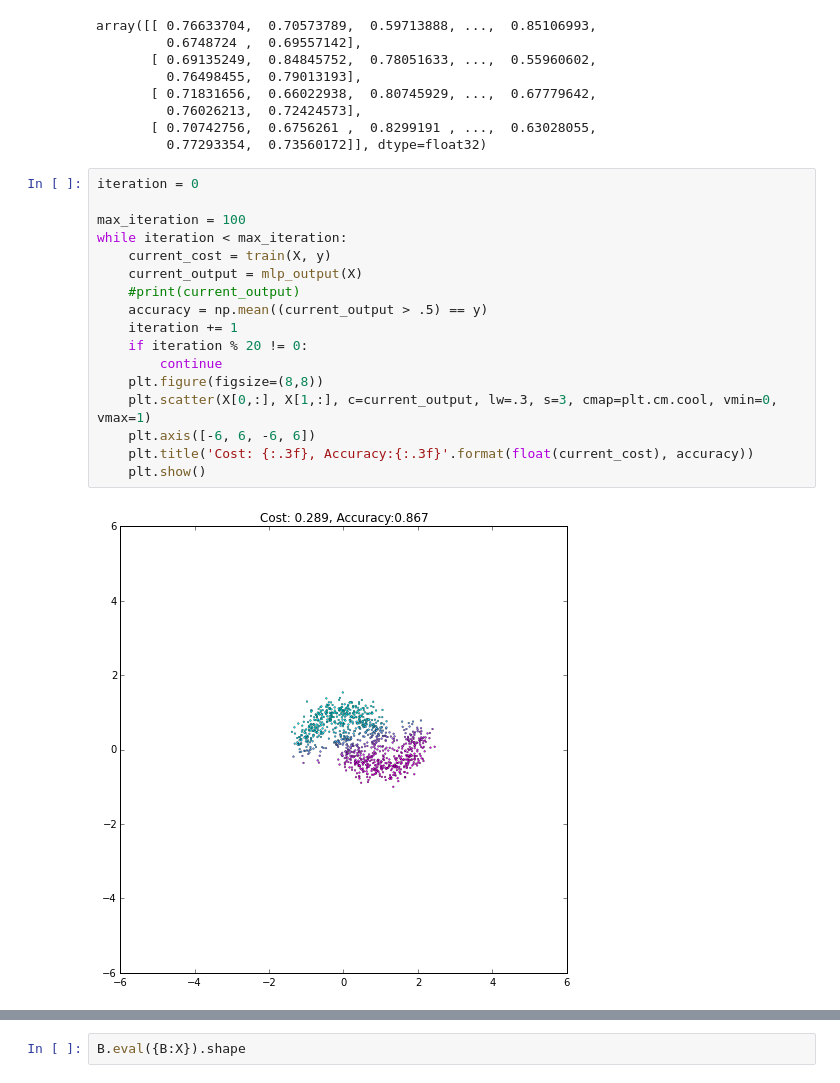
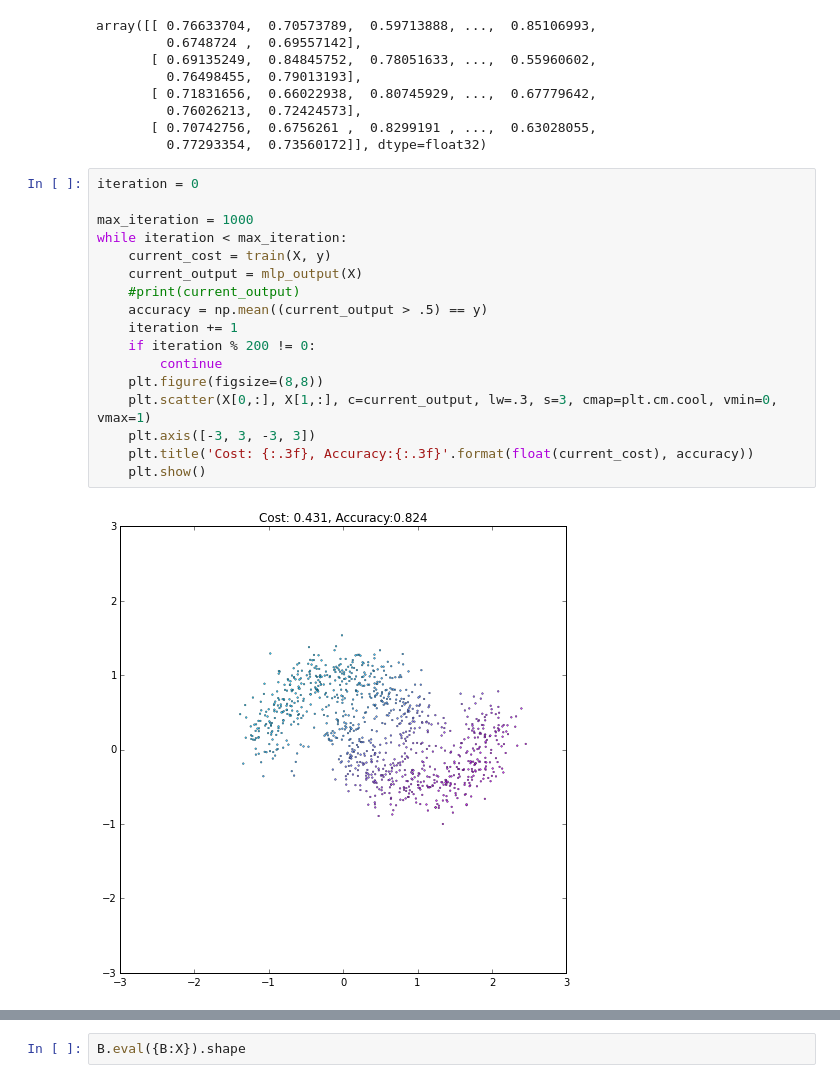
Before and after one commit to lambdalpha/ml4, a Jupyter notebook: notebooks/Theano.ipynb, the cells around one changed output, grey strips where cells are left out. Cells and saved outputs as stored; diff of their text form.

```diff
--- a/notebooks/Theano.ipynb
+++ b/notebooks/Theano.ipynb
@@ -383,19 +383,19 @@ array([[ 0.76633704,  0.70573789,  0.59713888, ...,  0.85106993,
 # %%
 iteration = 0
 
-max_iteration = 100
+max_iteration = 1000
 while iteration < max_iteration:
     current_cost = train(X, y)
     current_output = mlp_output(X)
     #print(current_output)
     accuracy = np.mean((current_output > .5) == y)
     iteration += 1
-    if iteration % 20 != 0:
+    if iteration % 200 != 0:
         continue
     plt.figure(figsize=(8,8))
     plt.scatter(X[0,:], X[1,:], c=current_output, lw=.3, s=3, cmap=plt.cm.cool, vmin=0, vmax=1)
-    plt.axis([-6, 6, -6, 6])
+    plt.axis([-3, 3, -3, 3])
     plt.title('Cost: {:.3f}, Accuracy:{:.3f}'.format(float(current_cost), accuracy))
     plt.show()
 # %% [output]
-[figure, old version]
+[figure, new version]
```
Also changed, not shown: parts of 1 cell of this notebook, 1 other file.
